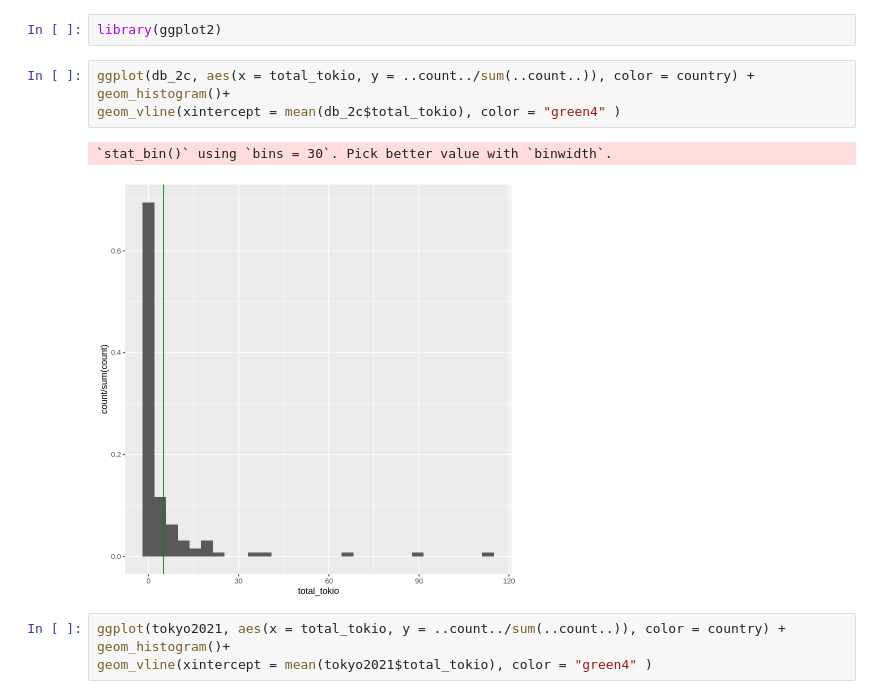
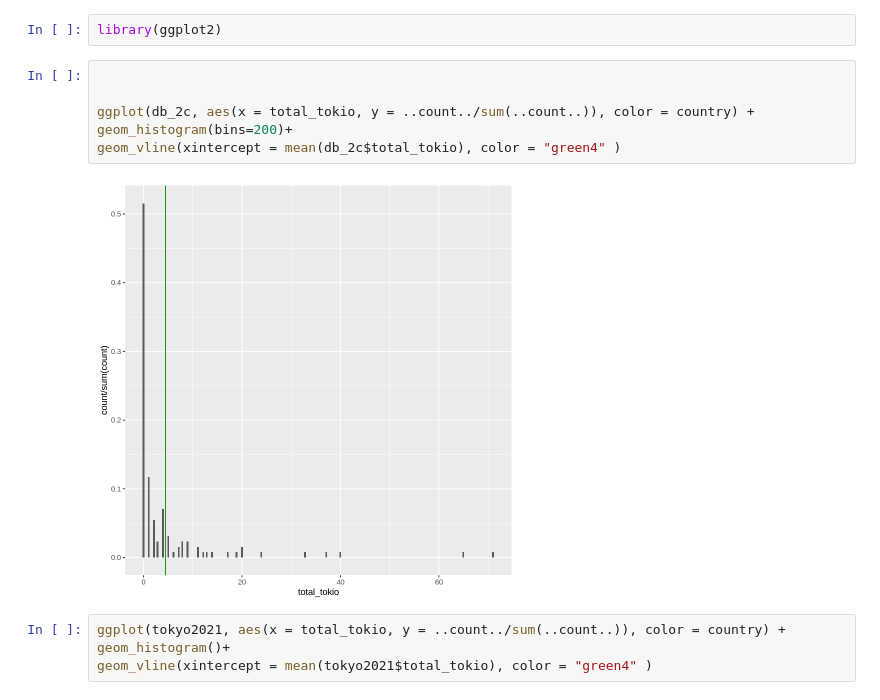
Before and after one commit to EnriqueZR/Fall_2021, a Jupyter notebook: Tarea_1_Microeconometria_aplicada.ipynb, the cells around one changed output. Saved outputs shown, nothing was run; the diff lists cells and outputs as text.

```diff
--- a/Tarea_1_Microeconometria_aplicada.ipynb
+++ b/Tarea_1_Microeconometria_aplicada.ipynb
@@ -249,11 +249,12 @@ Installing package into ‘/usr/local/lib/R/site-library’
 # %%
 library(ggplot2)
 # %%
-ggplot(db_2c, aes(x = total_tokio, y = ..count../sum(..count..)), color = country) + geom_histogram()+
+
+
+ggplot(db_2c, aes(x = total_tokio, y = ..count../sum(..count..)), color = country) + geom_histogram(bins=200)+
 geom_vline(xintercept = mean(db_2c$total_tokio), color = "green4" )
 # %% [output]
-`stat_bin()` using `bins = 30`. Pick better value with `binwidth`.
-[figure, old version]
+[figure, new version]
 # %%
 ggplot(tokyo2021, aes(x = total_tokio, y = ..count../sum(..count..)), color = country) + geom_histogram()+
 geom_vline(xintercept = mean(tokyo2021$total_tokio), color = "green4" )
```
Also changed, not shown: parts of 27 cells of this notebook.
